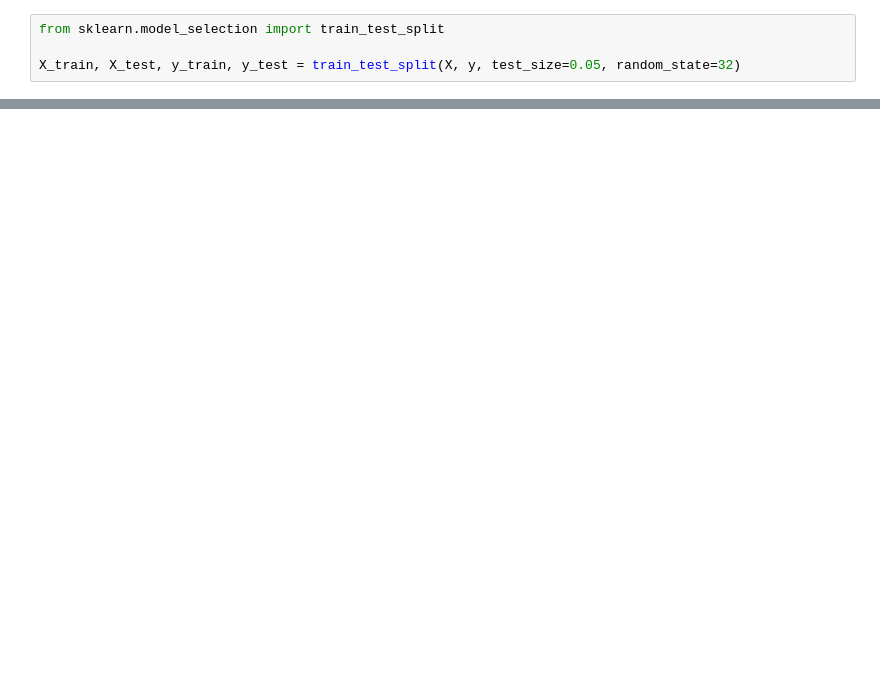
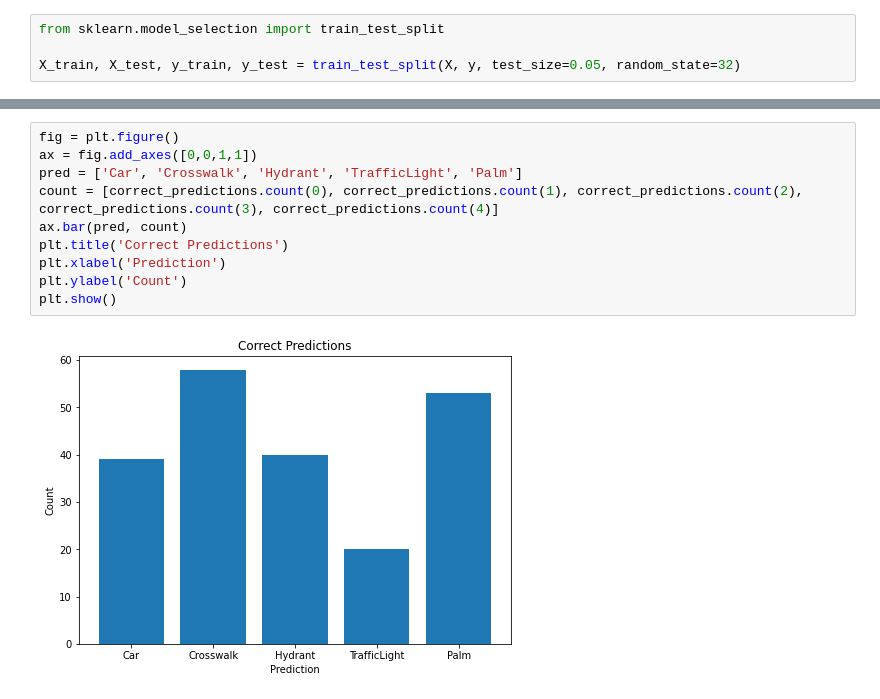
Before and after one commit to funkjo/senior_research, a Jupyter notebook: senior_research/main.ipynb, the cells around one changed output, grey strips where cells are left out. Drawn from its saved outputs; the diff is of its cells as text; blank space fills up the shorter version.

```diff
--- a/senior_research/main.ipynb
+++ b/senior_research/main.ipynb
@@ -144,0 +287,12 @@ Epoch 10/10
+# %%
+fig = plt.figure()
+ax = fig.add_axes([0,0,1,1])
+pred = ['Car', 'Crosswalk', 'Hydrant', 'TrafficLight', 'Palm']
+count = [correct_predictions.count(0), correct_predictions.count(1), correct_predictions.count(2), correct_predictions.count(3), correct_predictions.count(4)]
+ax.bar(pred, count)
+plt.title('Correct Predictions')
+plt.xlabel('Prediction')
+plt.ylabel('Count')
+plt.show()
+# %% [output]
+[figure, added]
```
Also changed, not shown: parts of 18 cells of this notebook.
